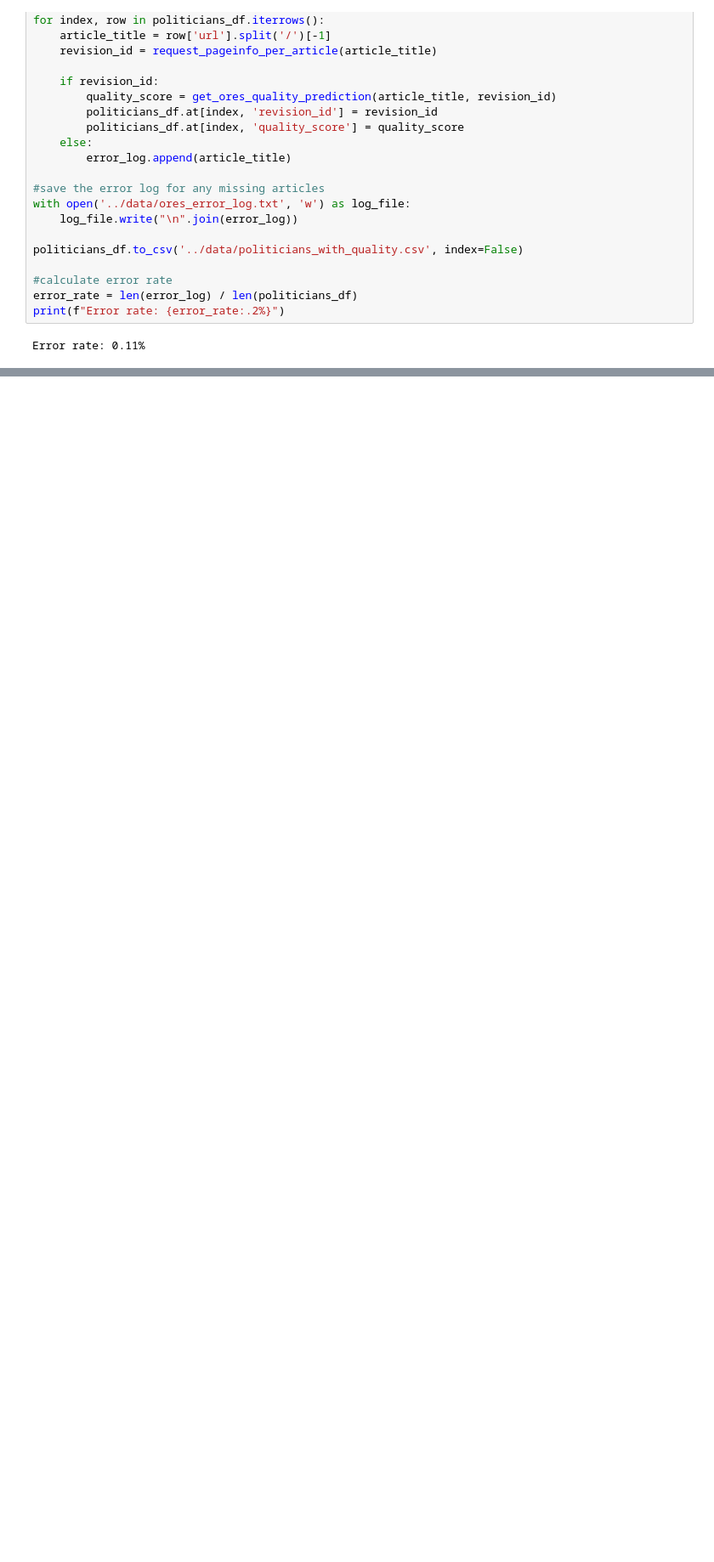
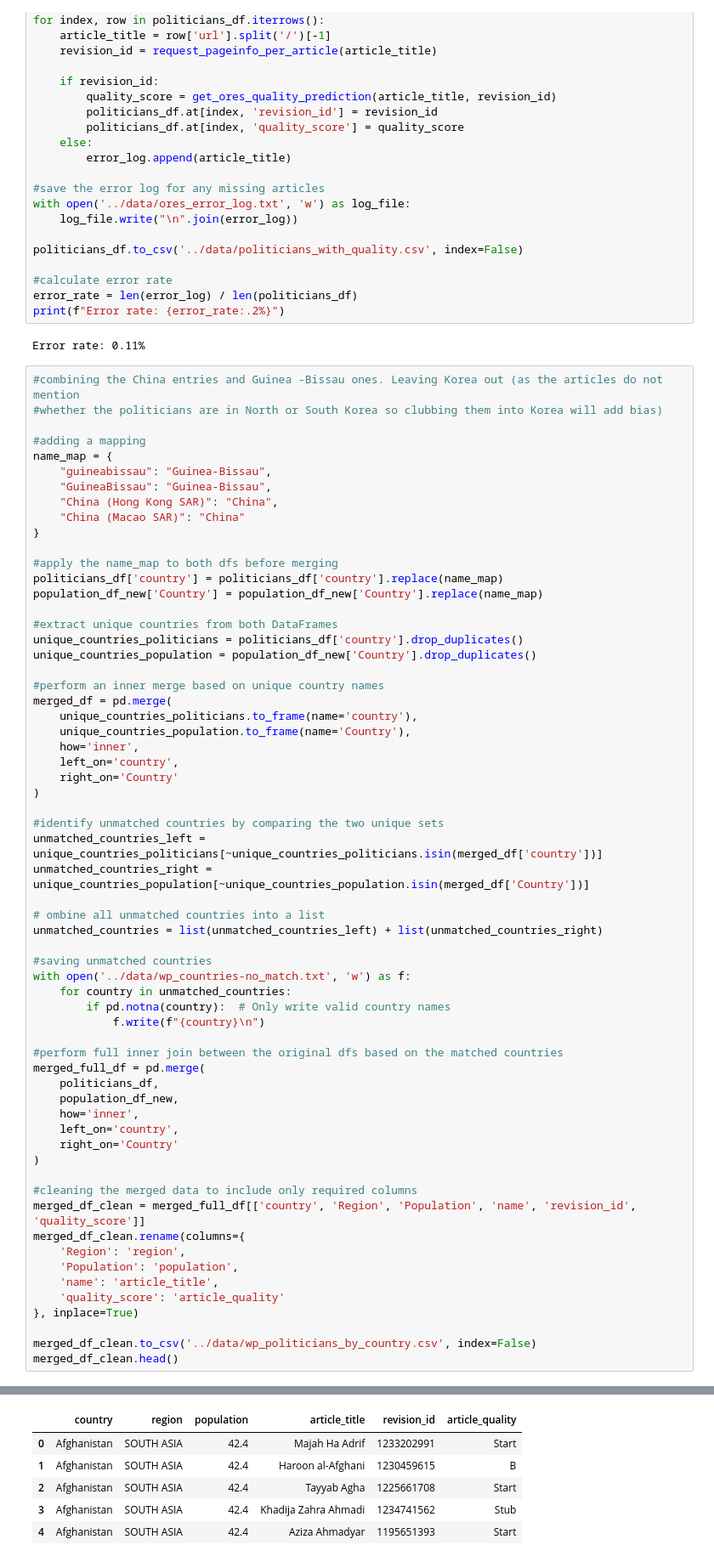
Before and after one commit to trishabanerjee27/data-512-homework_2, a Jupyter notebook: code/code.ipynb, the cells around one changed output, grey strips where cells are left out. Shown: that part at 85% size. Cells and saved outputs as stored; diff of their text form; blank space fills up the shorter version.

Commit message:
Adding code+data

```diff
--- a/code/code.ipynb
+++ b/code/code.ipynb
@@ -207,3 +263,66 @@ error_rate = len(error_log) / len(politicians_df)
 print(f"Error rate: {error_rate:.2%}")
 # %% [output]
 Error rate: 0.11%
+# %%
+#combining the China entries and Guinea -Bissau ones. Leaving Korea out (as the articles do not mention
+#whether the politicians are in North or South Korea so clubbing them into Korea will add bias)
+
+#adding a mapping
+name_map = {
+    "guineabissau": "Guinea-Bissau",
+    "GuineaBissau": "Guinea-Bissau",
+    "China (Hong Kong SAR)": "China",
+    "China (Macao SAR)": "China"
+}
+
+#apply the name_map to both dfs before merging
+politicians_df['country'] = politicians_df['country'].replace(name_map)
+population_df_new['Country'] = population_df_new['Country'].replace(name_map)
+
+#extract unique countries from both DataFrames
+unique_countries_politicians = politicians_df['country'].drop_duplicates()
+unique_countries_population = population_df_new['Country'].drop_duplicates()
+
+#perform an inner merge based on unique country names
+merged_df = pd.merge(
+    unique_countries_politicians.to_frame(name='country'),
+    unique_countries_population.to_frame(name='Country'),
+    how='inner',
+    left_on='country',
+    right_on='Country'
+)
+
+#identify unmatched countries by comparing the two unique sets
+unmatched_countries_left = unique_countries_politicians[~unique_countries_politicians.isin(merged_df['country'])]
+unmatched_countries_right = unique_countries_population[~unique_countries_population.isin(merged_df['Country'])]
+
+# ombine all unmatched countries into a list
+unmatched_countries = list(unmatched_countries_left) + list(unmatched_countries_right)
+
+#saving unmatched countries
+with open('../data/wp_countries-no_match.txt', 'w') as f:
+    for country in unmatched_countries:
+        if pd.notna(country):  # Only write valid country names
+            f.write(f"{country}\n")
+
+#perform full inner join between the original dfs based on the matched countries
+merged_full_df = pd.merge(
+    politicians_df,
+    population_df_new,
+    how='inner',
+    left_on='country',
+    right_on='Country'
+)
+
+#cleaning the merged data to include only required columns
+merged_df_clean = merged_full_df[['country', 'Region', 'Population', 'name', 'revision_id', 'quality_score']]
+merged_df_clean.rename(columns={
+    'Region': 'region',
+    'Population': 'population',
+    'name': 'article_title',
+    'quality_score': 'article_quality'
+}, inplace=True)
+
+merged_df_clean.to_csv('../data/wp_politicians_by_country.csv', index=False)
+merged_df_clean.head()
+# %% [output]
@@ -209,0 +333,6 @@ Error rate: 0.11%
+|  | country | region | population | article_title | revision_id | article_quality |
+| 0 | Afghanistan | SOUTH ASIA | 42.4 | Majah Ha Adrif | 1233202991 | Start |
+| 1 | Afghanistan | SOUTH ASIA | 42.4 | Haroon al-Afghani | 1230459615 | B |
+| 2 | Afghanistan | SOUTH ASIA | 42.4 | Tayyab Agha | 1225661708 | Start |
+| 3 | Afghanistan | SOUTH ASIA | 42.4 | Khadija Zahra Ahmadi | 1234741562 | Stub |
+| 4 | Afghanistan | SOUTH ASIA | 42.4 | Aziza Ahmadyar | 1195651393 | Start |
```
Also changed, not shown: parts of 14 cells of this notebook, 5 other files.
